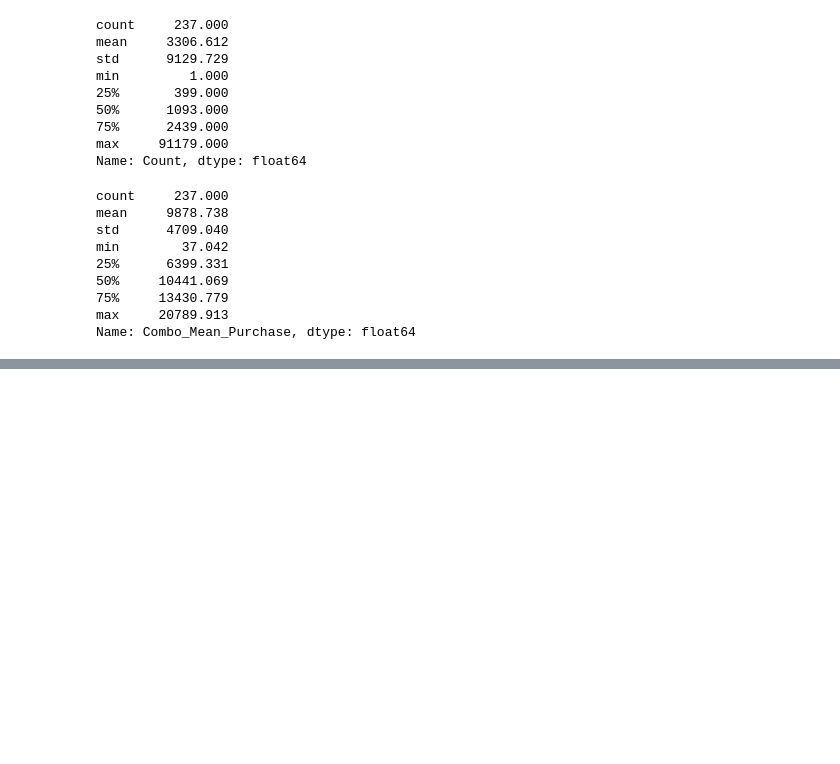
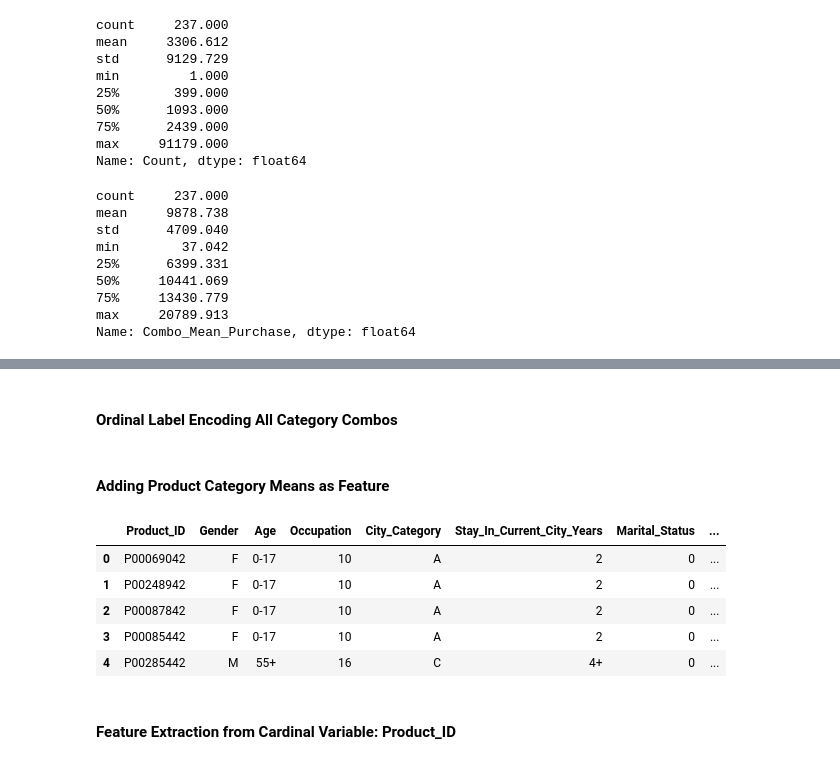
Before and after one commit to Ghostdevc/Black_Friday_Data_EDA, a Jupyter notebook: black_friday_eda.ipynb, the cells around one changed output, grey strips where cells are left out. Saved outputs shown, nothing was run; the diff lists cells and outputs as text; code cells hidden in the pictures; blank space fills up the shorter version.

```diff
--- a/black_friday_eda.ipynb
+++ b/black_friday_eda.ipynb
@@ -353,0 +531,55 @@ len(selected_combos)
+# %%
+# Implementing the selected combos into the main dataframe
+df_train_test['NEW_Category_Combo'] = df_train_test['NEW_Category_Combo'].apply(
+    lambda x: x if x in selected_combos else 'Other'
+)
+# %% [markdown]
+#### Ordinal Label Encoding All Category Combos
+# %%
+# Label encoding the NEW_Category_Combo based on their NEW_Category_Combo_Mean_Purchase
+# Önce ortalamalara göre sıralıyoruz
+combo_mean_sorted = (
+    combo_mean_purchase
+    .sort_values('Combo_Mean_Purchase')
+    .reset_index(drop=True)
+)
+
+# Her bir Category_Combo için bir label veriyoruz
+combo_mean_sorted['Category_Combo_Label'] = range(len(combo_mean_sorted))
+
+# Şimdi df_train_test'e bu label'ları eşliyoruz
+label_mapping = combo_mean_sorted.set_index('Category_Combo')['Category_Combo_Label']
+
+# Mapping işlemi
+df_train_test['NEW_Category_Combo_Label'] = df_train_test['NEW_Category_Combo'].map(label_mapping)
+# %% [markdown]
+#### Adding Product Category Means as Feature
+# %%
+# Examining product category mean purchases
+
+# Product_Category_1 için ortalama
+category1_mean = df_train_test.groupby('Product_Category_1')['Purchase'].mean().reset_index()
+category1_mean.columns = ['Product_Category_1', 'NEW_Product_Category_1_Mean_Purchase']
+
+# Product_Category_2 için ortalama
+category2_mean = df_train_test.groupby('Product_Category_2')['Purchase'].mean().reset_index()
+category2_mean.columns = ['Product_Category_2', 'NEW_Product_Category_2_Mean_Purchase']
+
+# Product_Category_3 için ortalama
+category3_mean = df_train_test.groupby('Product_Category_3')['Purchase'].mean().reset_index()
+category3_mean.columns = ['Product_Category_3', 'NEW_Product_Category_3_Mean_Purchase']
+# %%
+df_train_test = df_train_test.merge(category1_mean, on='Product_Category_1', how='left')
+df_train_test = df_train_test.merge(category2_mean, on='Product_Category_2', how='left')
+df_train_test = df_train_test.merge(category3_mean, on='Product_Category_3', how='left')
+# %%
+df_train_test.head()
+# %% [output]
+|  | Product_ID | Gender | Age | Occupation | City_Category | Stay_In_Current_City_Years | Marital_Status | ... |
+| 0 | P00069042 | F | 0-17 | 10 | A | 2 | 0 | ... |
+| 1 | P00248942 | F | 0-17 | 10 | A | 2 | 0 | ... |
+| 2 | P00087842 | F | 0-17 | 10 | A | 2 | 0 | ... |
+| 3 | P00085442 | F | 0-17 | 10 | A | 2 | 0 | ... |
+| 4 | P00285442 | M | 55+ | 16 | C | 4+ | 0 | ... |
+# %% [markdown]
+#### Feature Extraction from Cardinal Variable: Product_ID
```
Also changed, not shown: parts of 48 cells of this notebook.
